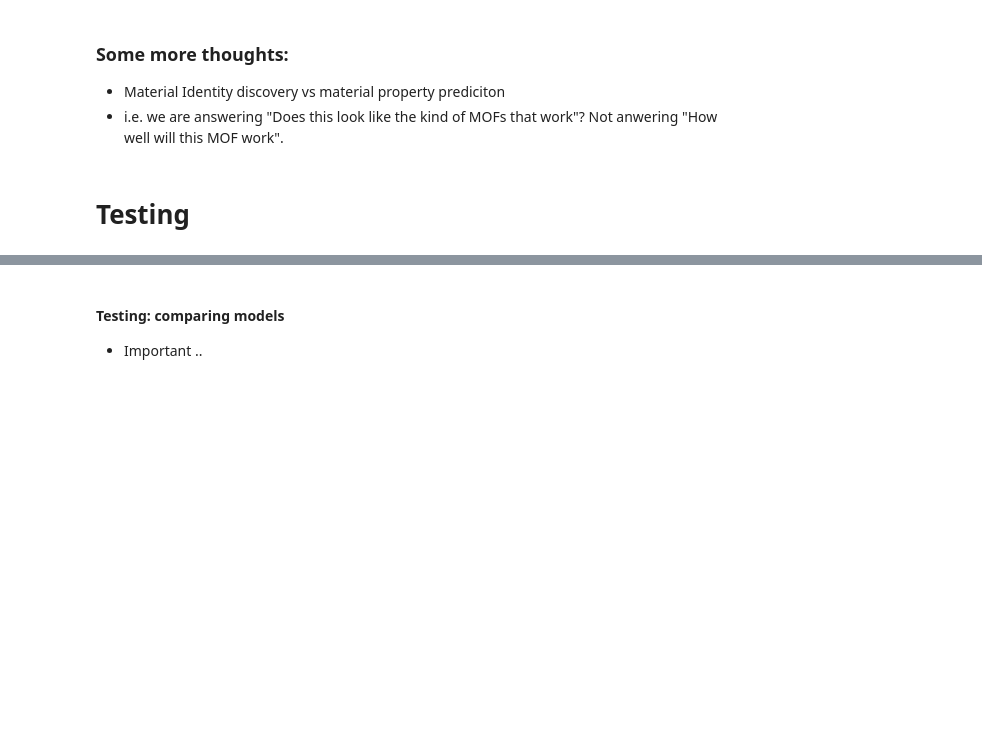
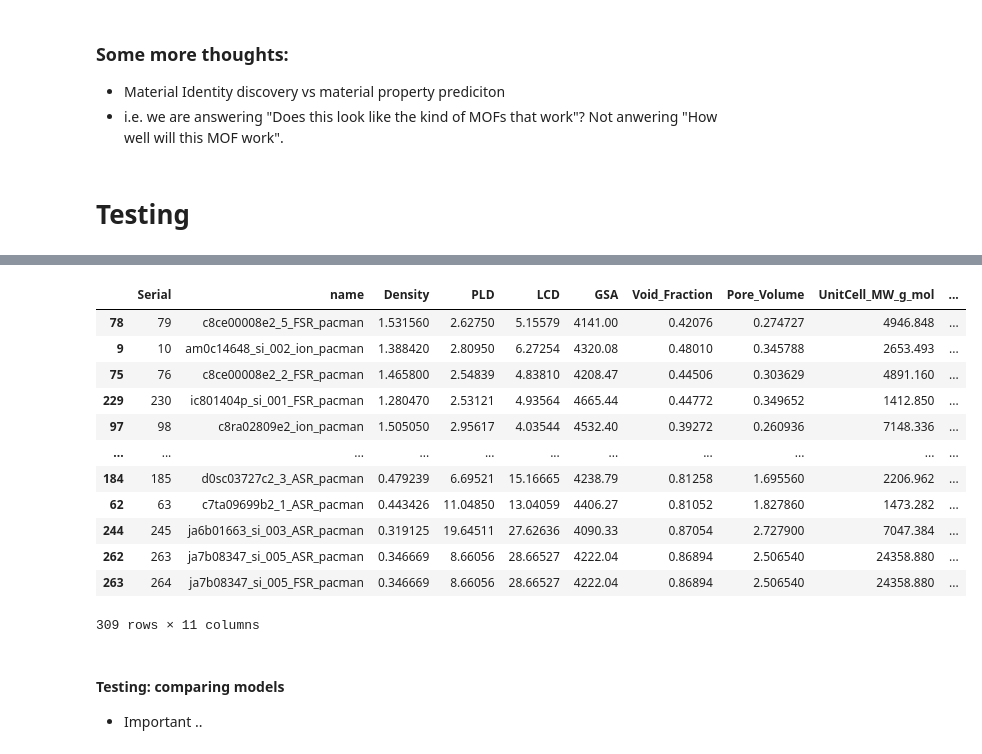
Before and after one commit to hasan-mansr/ML_Discovery_Metal-Organic_Adsorbents, a Jupyter notebook: Notebooks/SVM.ipynb, the cells around one changed output, grey strips where cells are left out. Cells and saved outputs as stored; diff of their text form; code cells hidden in the pictures; blank space fills up the shorter version.

Commit message:
4 additional test sets

```diff
--- a/Notebooks/SVM.ipynb
+++ b/Notebooks/SVM.ipynb
@@ -403,10 +468,25 @@ $$
 # %%
 # Extract and scale the Test set
-X_coremof_core = dfs["coremof_FSR"][core_features].values
-X_coremof_core_scaled = scaler.transform(X_coremof_core)
+test_set = "coremof_occupancy"
+scaler = ocsvm.named_steps["scaler"]
+X_test_core = dfs[test_set][core_features].values
+X_test_core_scaled = scaler.transform(X_test_core)
 
 # X_coremof_core_plus_density = dfs["coremof"][core_plus_density_features].values
 # X_coremof_core_plus_density_scaled = scaler_core_plus_density.transform(
 #     X_coremof_core_plus_density
 # )
+
+# Get anomaly scores
+scores_test = ocsvm.decision_function(X_test_core)
+
+# scores_core_plus_density = model_core_plus_density.decision_function(
+#     X_coremof_core_plus_density_scaled
+# )
+
+# Get binary in/out classification
+labels_test = ocsvm.predict(X_test_core)
+# labels_core_plus_density = model_core_plus_density.predict(
+#     X_coremof_core_plus_density_scaled
+# )
 # %%
@@ -427,10 +508,24 @@ labels_core = ocsvm.predict(X_coremof_core_scaled)
 # %%
-dfs["coremof"]["score_core"] = scores_core
-dfs["coremof"]["label_core"] = labels_core
+dfs[test_set]["score_test"] = scores_test
+dfs[test_set]["label_test"] = labels_test
 
 # dfs["coremof"]["score_core_plus_density"] = scores_core_plus_density
 # dfs["coremof"]["label_core_plus_density"] = labels_core_plus_density
 # %%
-results_sorted = dfs["coremof"].sort_values("score_core", ascending=False)
+results_sorted = dfs[test_set].sort_values("score_test", ascending=False)
 results_sorted
+# %% [output]
+|  | Serial | name | Density | PLD | LCD | GSA | Void_Fraction | Pore_Volume | UnitCell_MW_g_mol | ... |
+| 78 | 79 | c8ce00008e2_5_FSR_pacman | 1.531560 | 2.62750 | 5.15579 | 4141.00 | 0.42076 | 0.274727 | 4946.848 | ... |
+| 9 | 10 | am0c14648_si_002_ion_pacman | 1.388420 | 2.80950 | 6.27254 | 4320.08 | 0.48010 | 0.345788 | 2653.493 | ... |
+| 75 | 76 | c8ce00008e2_2_FSR_pacman | 1.465800 | 2.54839 | 4.83810 | 4208.47 | 0.44506 | 0.303629 | 4891.160 | ... |
+| 229 | 230 | ic801404p_si_001_FSR_pacman | 1.280470 | 2.53121 | 4.93564 | 4665.44 | 0.44772 | 0.349652 | 1412.850 | ... |
+| 97 | 98 | c8ra02809e2_ion_pacman | 1.505050 | 2.95617 | 4.03544 | 4532.40 | 0.39272 | 0.260936 | 7148.336 | ... |
+| ... | ... | ... | ... | ... | ... | ... | ... | ... | ... | ... |
+| 184 | 185 | d0sc03727c2_3_ASR_pacman | 0.479239 | 6.69521 | 15.16665 | 4238.79 | 0.81258 | 1.695560 | 2206.962 | ... |
+| 62 | 63 | c7ta09699b2_1_ASR_pacman | 0.443426 | 11.04850 | 13.04059 | 4406.27 | 0.81052 | 1.827860 | 1473.282 | ... |
+| 244 | 245 | ja6b01663_si_003_ASR_pacman | 0.319125 | 19.64511 | 27.62636 | 4090.33 | 0.87054 | 2.727900 | 7047.384 | ... |
+| 262 | 263 | ja7b08347_si_005_ASR_pacman | 0.346669 | 8.66056 | 28.66527 | 4222.04 | 0.86894 | 2.506540 | 24358.880 | ... |
+| 263 | 264 | ja7b08347_si_005_FSR_pacman | 0.346669 | 8.66056 | 28.66527 | 4222.04 | 0.86894 | 2.506540 | 24358.880 | ... |
+309 rows × 11 columns
 # %%
```
Also changed, not shown: parts of 28 cells of this notebook, 25 other files.
